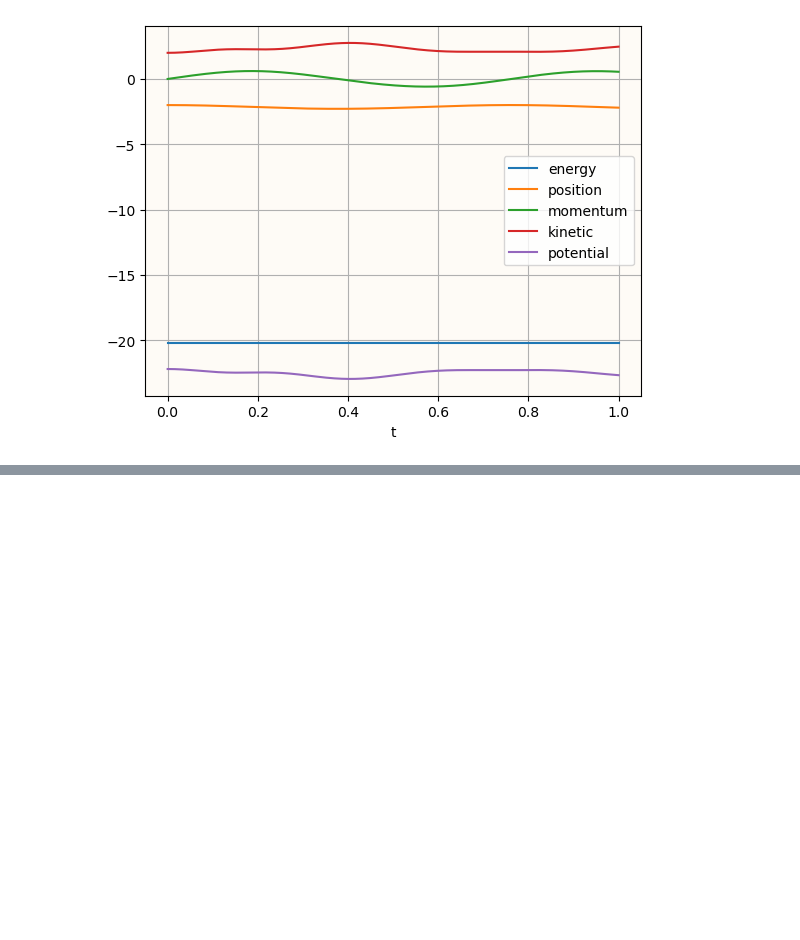
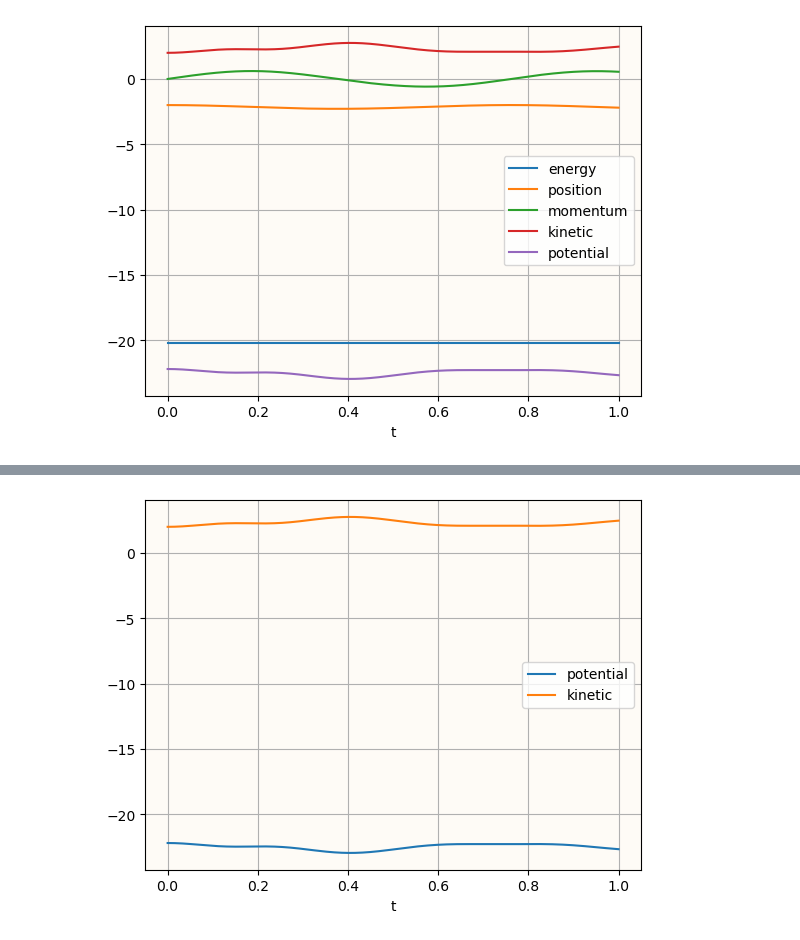
Before and after one commit to brownadder/expsolve, a Jupyter notebook: examples/tutorials/01_tensorgrid/08_observables.ipynb, the cells around one changed output, grey strips where cells are left out. Cells and saved outputs as stored; diff of their text form; code cells hidden in the pictures; blank space fills up the shorter version.

```diff
--- a/examples/tutorials/01_tensorgrid/08_observables.ipynb
+++ b/examples/tutorials/01_tensorgrid/08_observables.ipynb
@@ -322,0 +327,4 @@ plt.show()
+# %%
+ex.obsplot(plt, timegrid, obsvalues,['potential','kinetic'])
+# %% [output]
+[figure, added]
```
Also changed, not shown: parts of 1 cell of this notebook, 8 other files.
